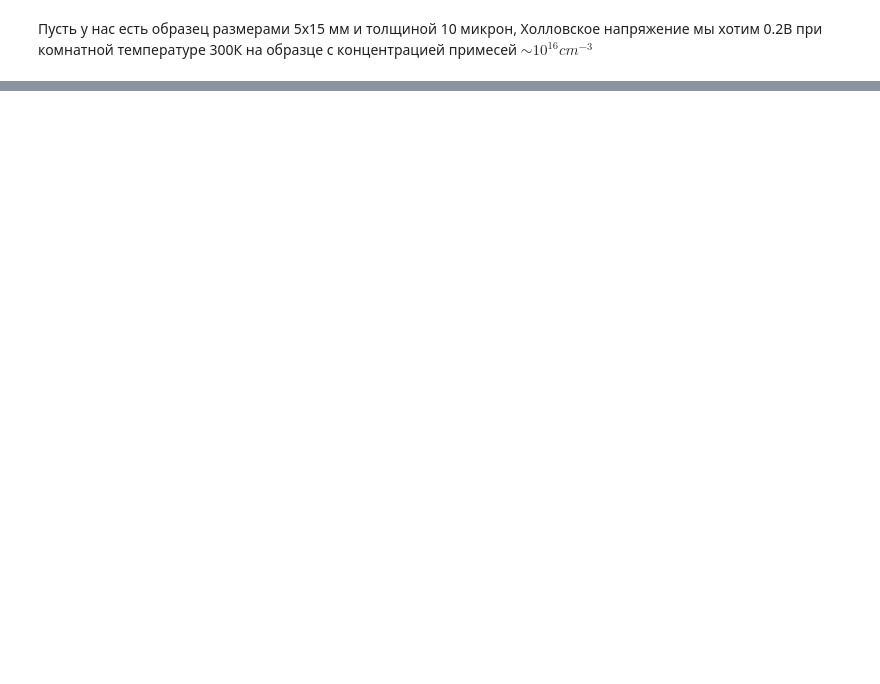
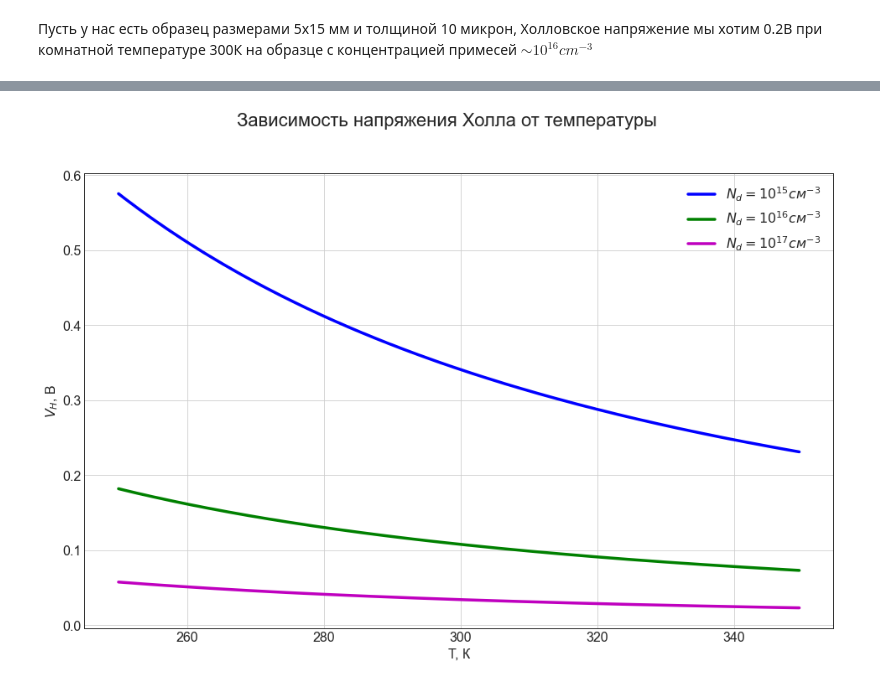
Before and after one commit to Damirpm/Hall_effect, a Jupyter notebook: Hall_model.ipynb, the cells around one changed output, grey strips where cells are left out. Saved outputs shown, nothing was run; the diff lists cells and outputs as text; code cells hidden in the pictures; blank space fills up the shorter version.

```diff
--- a/Hall_model.ipynb
+++ b/Hall_model.ipynb
@@ -224,0 +288,31 @@ print('Сопротивление образца: ', Resist/1000, 'кОм \nТо
+# %%
+#Интервад температур
+T = np.arange(250, 350, 0.5)
+
+#Напряжение Холла
+Vh1 = R1*I*B/d/10000
+Vh2 = R2*I*B/d/10000
+Vh3 = R3*I*B/d/10000
+
+#Графики
+
+f, ax = plt.subplots()
+f.suptitle(r'Зависимость напряжения Холла от температуры')
+
+plt.plot(T, Vh1, 'b-', linewidth = 3.5, label = r'$N_d = 10^{15} см^{-3}$')
+plt.plot(T, Vh2, 'g-', linewidth = 3.5, label = r'$N_d = 10^{16} см^{-3}$')
+plt.plot(T, Vh3, 'm-', linewidth = 3.5, label = r'$N_d = 10^{17} см^{-3}$')
+
+#Подписи осей
+plt.xlabel("T, К")
+plt.ylabel(r'$V_H$, В')
+
+#Легенда
+ax.legend(loc = 'best')
+
+#Сетка
+plt.grid(True)
+
+plt.show()
+# %% [output]
+[figure, added]
```
Also changed, not shown: parts of 17 cells of this notebook.
